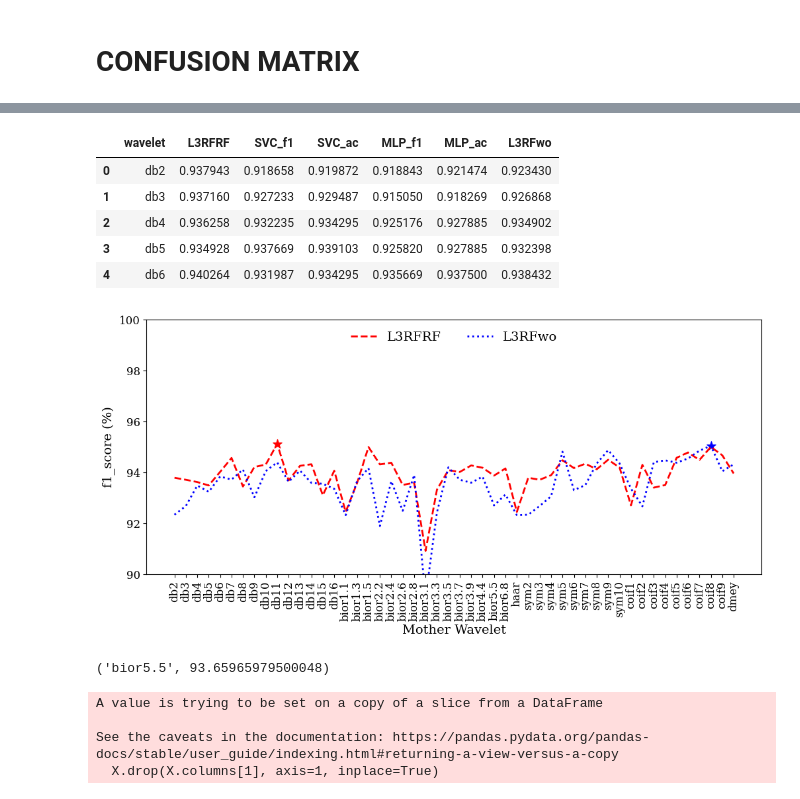
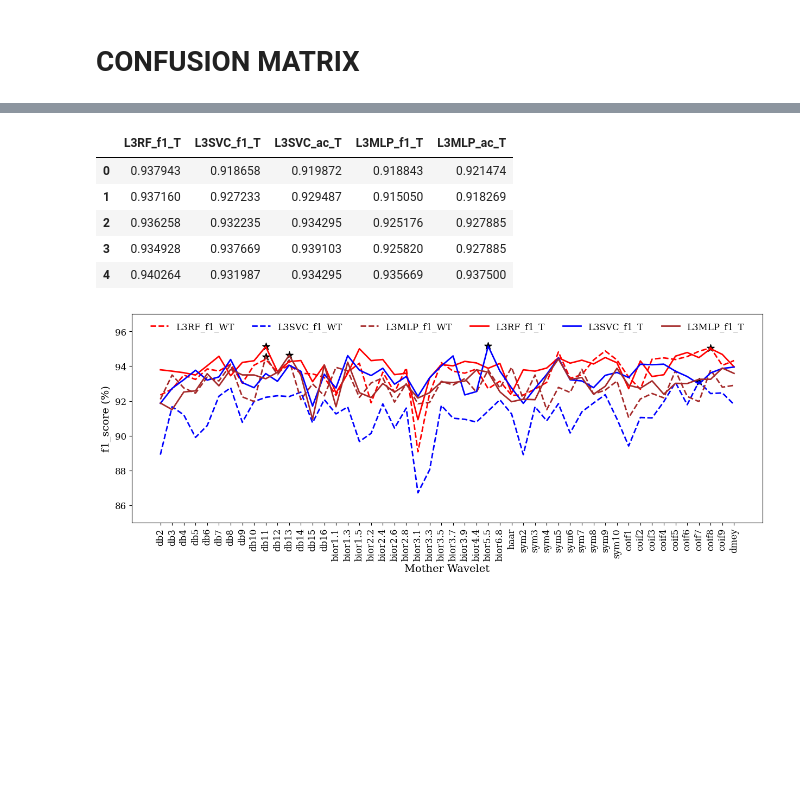
Before and after one commit to AbbasHussain72/Wavelet-featre-extraction-, a Jupyter notebook: current_wavelet_Transform_Technique.ipynb, the cells around one changed output, grey strips where cells are left out. Saved outputs shown, nothing was run; the diff lists cells and outputs as text; code cells hidden in the pictures; blank space fills up the shorter version.

```diff
--- a/current_wavelet_Transform_Technique.ipynb
+++ b/current_wavelet_Transform_Technique.ipynb
@@ -1305,13 +1294,19 @@ df2 = pd.concat([df2, df1], axis=1)
 # %%
 df2 = df2.loc[:, ~df2.columns.duplicated()]
 # %%
-df2 = pd.concat([df2, df3['L3RFwo']], axis=1)
+df2 = df2.drop(df2.columns[0],axis =1)
+# %%
+df2 = df2.rename(columns={'L3RFRF': 'L3RF_f1_T','SVC_f1':'L3SVC_f1_T','SVC_ac':'L3SVC_ac_T','MLP_f1':'L3MLP_f1_T','MLP_ac':'L3MLP_ac_T'})
 # %%
 df2.head()
 # %% [output]
-|  | wavelet | L3RFRF | SVC_f1 | SVC_ac | MLP_f1 | MLP_ac | L3RFwo |
-| 0 | db2 | 0.937943 | 0.918658 | 0.919872 | 0.918843 | 0.921474 | 0.923430 |
-| 1 | db3 | 0.937160 | 0.927233 | 0.929487 | 0.915050 | 0.918269 | 0.926868 |
-| 2 | db4 | 0.936258 | 0.932235 | 0.934295 | 0.925176 | 0.927885 | 0.934902 |
-| 3 | db5 | 0.934928 | 0.937669 | 0.939103 | 0.925820 | 0.927885 | 0.932398 |
-| 4 | db6 | 0.940264 | 0.931987 | 0.934295 | 0.935669 | 0.937500 | 0.938432 |
+|  | L3RF_f1_T | L3SVC_f1_T | L3SVC_ac_T | L3MLP_f1_T | L3MLP_ac_T |
+| 0 | 0.937943 | 0.918658 | 0.919872 | 0.918843 | 0.921474 |
+| 1 | 0.937160 | 0.927233 | 0.929487 | 0.915050 | 0.918269 |
+| 2 | 0.936258 | 0.932235 | 0.934295 | 0.925176 | 0.927885 |
+| 3 | 0.934928 | 0.937669 | 0.939103 | 0.925820 | 0.927885 |
+| 4 | 0.940264 | 0.931987 | 0.934295 | 0.935669 | 0.937500 |
+# %%
+df3 = df3.rename(columns={'L3RFRF': 'L3RF_f1_WT','L3RFSVC': 'L3SVC_f1_WT','L2RFRF': 'L2RF_f1_WT','L2RFSVC': 'L2SVC_f1_WT','L3RFMLP': 'L3MLP_f1_WT','L2RFMLP': 'L2MLP_f1_WT'})
+# %%
+df3 = pd.concat([df3, df2], axis=1)
@@ -1318,57 +1317,47 @@ df2.head()
 # %%
 from matplotlib.lines import Line2D
-line = ['--',':']
-colors = ['red', 'blue']
+
+
+line = ['--','--','--','-','-','-']
+colors = ['red', 'blue','brown','red', 'blue','brown']
 # define custom legend lines with correct line styles
 legend_lines = [Line2D([0], [0], linestyle=line, color=color, linewidth=2) for line, color in zip(line, colors)]
 
 # Use your new font on all your plots.
 plt.rc('font', family='serif ')
 
 #ploting dataframe of f1score
-X = df2['wavelet']
-Y = df2.drop(['wavelet'], axis = 1)
+X = df3['wavelet']
+Y = df3.drop(['wavelet'], axis = 1)
 Y.iloc[:, :] *= 100
 coly = Y.columns
 
 #ploting-----------------------------------------------------------------------
-k = Y[['L3RFRF','L3RFwo']]
+k = Y[['L3RF_f1_WT','L3SVC_f1_WT','L3MLP_f1_WT','L3RF_f1_T','L3SVC_f1_T','L3MLP_f1_T']]
 kcol = k.columns
 
-plt.figure(figsize=(12,5))
+plt.figure(figsize=(15,5))
 for i, col in enumerate(kcol):
   plt.plot(X, k[col],linestyle = line[i] ,linewidth = 2, color=colors[i])
 
   max_idx = k[col].idxmax()
-  plt.scatter(X[max_idx], k[col][max_idx], color= colors[i], marker='*', s=100)
+  plt.scatter(X[max_idx], k[col][max_idx], color= 'black', marker='*', s=100)
 
 # add a legend using the column names
 # set the position of the legend at the top and outside the plot area
-plt.legend(legend_lines,kcol,fontsize=14,loc='upper center', bbox_to_anchor=(0.5, 1), ncol=6, frameon=False)
+plt.legend(legend_lines,kcol,fontsize=12,loc='upper center', bbox_to_anchor=(0.5, 1), ncol=6, frameon=False)
 
 
 # add axis labels and a title
 plt.xlabel('Mother Wavelet',fontsize=14)
 plt.ylabel('f1_score (%)',fontsize=14)
 plt.xticks(rotation=90)
 plt.xticks(fontsize=12)
 plt.yticks(fontsize=12)
-plt.ylim(90,100)
+plt.ylim(85,97)
 # plt.title('Line plot of y against x')
 
 # show the plot
 plt.show()
 # %% [output]
-[figure, old version]
+[figure, new version]
-# %%
-max_idx = k['SVC_f1'].idxmax()
-X[max_idx],k[col][max_idx]
-# %% [output]
-('bior5.5', 93.65965979500048)
-# %%
-X.drop(X.columns[1], axis=1, inplace=True)
-# %% [output]
-A value is trying to be set on a copy of a slice from a DataFrame
-
-See the caveats in the documentation: https://pandas.pydata.org/pandas-docs/stable/user_guide/indexing.html#returning-a-view-versus-a-copy
-  X.drop(X.columns[1], axis=1, inplace=True)
```
Also changed, not shown: parts of 8 cells of this notebook.
